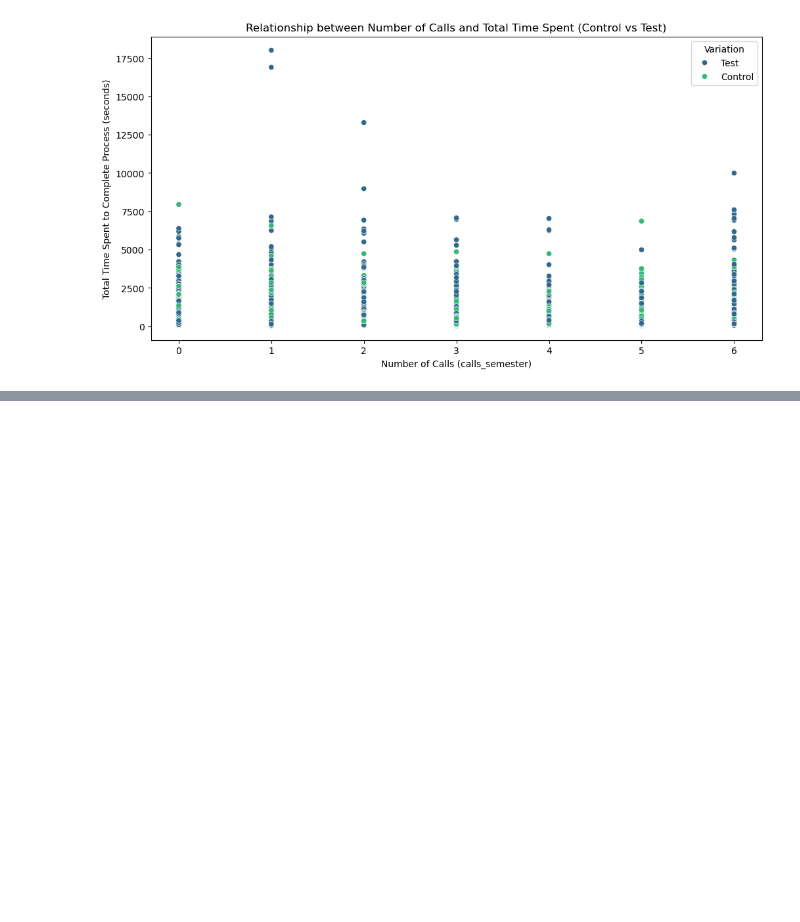
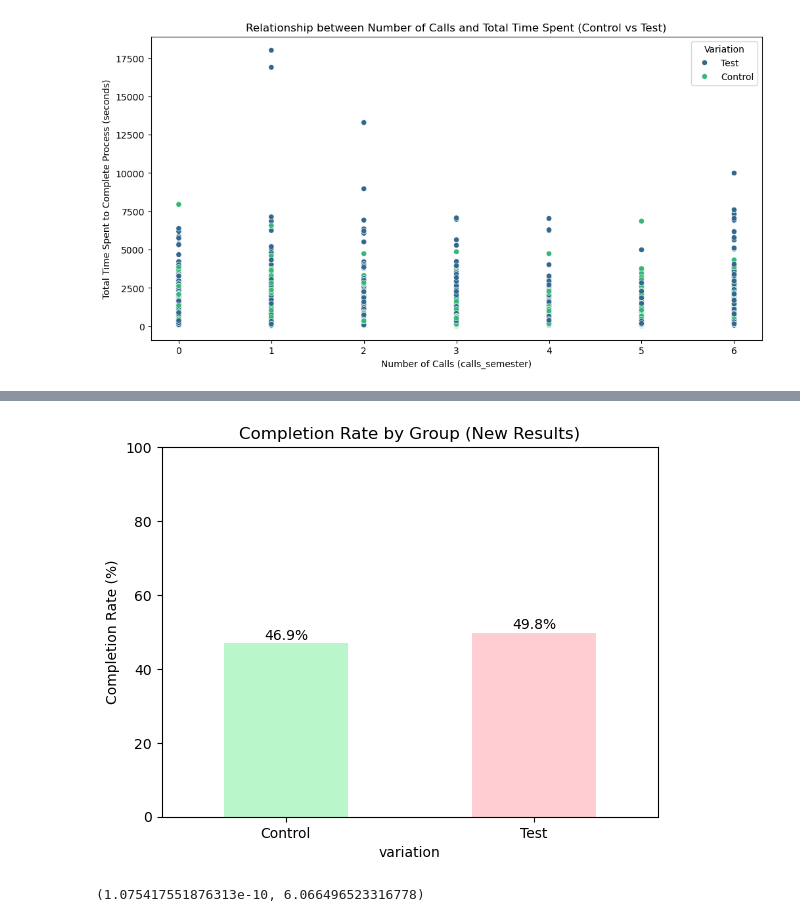
Before and after one commit to NancyEzzeddine/Vanguard-AB-TEST, a Jupyter notebook: ABITESTING_data.ipynb, the cells around one changed output, grey strips where cells are left out. Cells and saved outputs as stored; diff of their text form; code cells hidden in the pictures; blank space fills up the shorter version.

```diff
--- a/ABITESTING_data.ipynb
+++ b/ABITESTING_data.ipynb
@@ -575,0 +528,40 @@ Setting a gradient palette using color= is deprecated and will be removed in v0.
+# %%
+# Create a bar plot for the new completion rates
+completion_rate_corrected_final.plot(kind='bar', color=['#B9F6CA', '#FFCDD2'], legend=False)
+plt.title('Completion Rate by Group (New Results)')
+plt.ylabel('Completion Rate (%)')
+plt.ylim(0, 100)
+plt.xticks(rotation=0, fontsize=10)
+plt.yticks(fontsize=10)
+
+# Annotate the plot with completion rates
+for index, value in enumerate(completion_rate_corrected_final):
+    plt.text(index, value + 1, f'{value:.1f}%', ha='center', fontsize=10)
+
+plt.show()
+# %% [output]
+[figure, added]
+# %%
+import scipy.stats as stats
+
+
+# Define the number of completed visits for Control and Test groups based on the new results
+completed_control = completion_rate_corrected_final['Control'] / 100 * total_visits_counts['Control']
+completed_test = completion_rate_corrected_final['Test'] / 100 * total_visits_counts['Test']
+
+# Create a contingency table for the Chi-squared test
+contingency_table_new = [
+    [completed_control, total_visits_counts['Control'] - completed_control],
+    [completed_test, total_visits_counts['Test'] - completed_test]
+]
+
+# Perform the Chi-squared test
+chi2_new, p_value_new, _, _ = stats.chi2_contingency(contingency_table_new)
+
+# Calculate the percentage difference between the two completion rates
+percentage_difference_new = ((completion_rate_corrected_final['Test'] - completion_rate_corrected_final['Control']) / completion_rate_corrected_final['Control']) * 100
+
+# Display the p-value and percentage difference
+p_value_new, percentage_difference_new
+# %% [output]
+(1.075417551876313e-10, 6.066496523316778)
```
Also changed, not shown: parts of 11 cells of this notebook, 20 other files.
